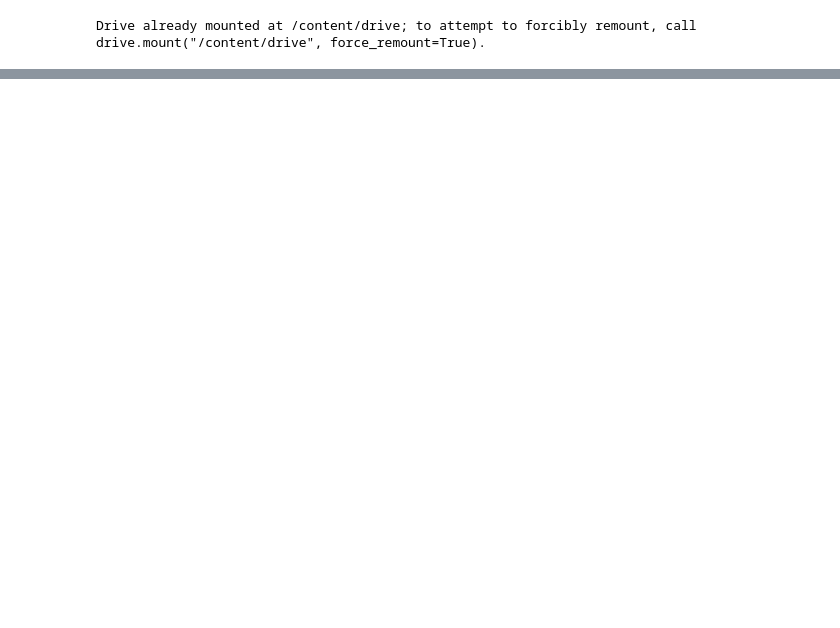
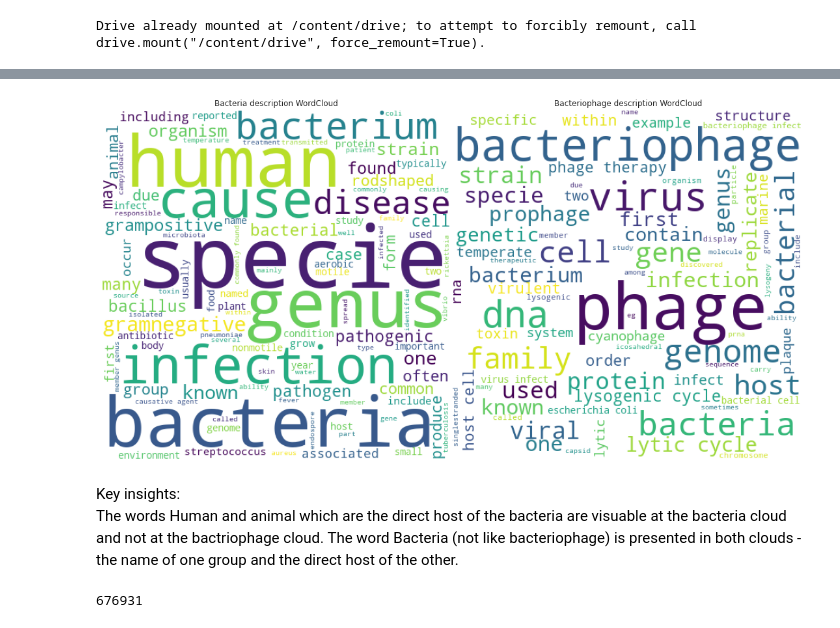
Before and after one commit to Eitams/NLP_Exercise, a Jupyter notebook: NLP_EDA.ipynb, the cells around one changed output, grey strips where cells are left out. Saved outputs shown, nothing was run; the diff lists cells and outputs as text; code cells hidden in the pictures; blank space fills up the shorter version.

```diff
--- a/NLP_EDA.ipynb
+++ b/NLP_EDA.ipynb
@@ -141,0 +193,7 @@ df_phage.head()
+# %%
+## Apply basic cleaning on Description column
+df["Description"] = df["Description"].apply(lambda x: utils_basic_clean(x))
+
+## Apply cleaning and preprocessing on Description column using utils function with lemmatization of words -saving as a new column-
+df["Description_clean"] = df["Description"].apply(lambda x:
+    utils_preprocess_text(x, flg_stemm=False, flg_lemm=True, lst_stopwords=lst_stopwords))
@@ -141,0 +269,3 @@ df_phage.head()
+# %%
+# Add polarity columns
+df['Polarity'] = df['Description'].map(lambda text: TextBlob(str(text)).sentiment.polarity)
@@ -141,0 +289,39 @@ df_phage.head()
+# %%
+from wordcloud import WordCloud
+import matplotlib.pyplot as plt
+import seaborn as sns
+
+# Set preferences
+sns.set(color_codes=True)
+# %%
+## For the word count we will use the clean text (No stopwords and with lemmitisation of the words)
+## Get all description texts
+all_desc_bacteria = df.loc[df["Type"]=="Bacteria","Description_clean"]
+all_desc_phage = df.loc[df["Type"]=="Bacteriophage","Description_clean"]
+# Now let's generate a wordcloud for some reviews
+wordcloud_bacteria = WordCloud(width = 500, height = 500,
+                background_color ='white',
+                min_font_size = 10).generate(all_desc_bacteria.str.cat())
+
+wordcloud_phage = WordCloud(width = 500, height = 500,
+                background_color ='white',
+                min_font_size = 10).generate(all_desc_phage.str.cat())
+
+# plot the WordCloud image
+fig, (ax1, ax2) = plt.subplots(1, 2,figsize=(15,15))
+#plt.figure(figsize = (6, 6), facecolor = None)
+ax1.imshow(wordcloud_bacteria)
+ax1.axis("off")
+ax1.set_title("Bacteria description WordCloud")
+ax2.imshow(wordcloud_phage)
+ax2.axis("off")
+ax2.set_title("Bacteriophage description WordCloud")
+
+plt.tight_layout(pad = 0)
+plt.show()
+# %% [output]
+[figure, added]
+# %% [markdown]
+Key insights:
+The words Human and animal which are the direct host of the bacteria are visuable at the bacteria cloud and not at the bactriophage cloud.
+The word Bacteria (not like bacteriophage) is presented in both clouds -the name of one group and the direct host of the other.
@@ -141,0 +352,5 @@ df_phage.head()
+# %%
+file_name = 'no_stops.html'
+open(file_name, 'wb').write(html.encode('utf-8'))
+# %% [output]
+676931
```
Also changed, not shown: parts of 72 cells of this notebook.
